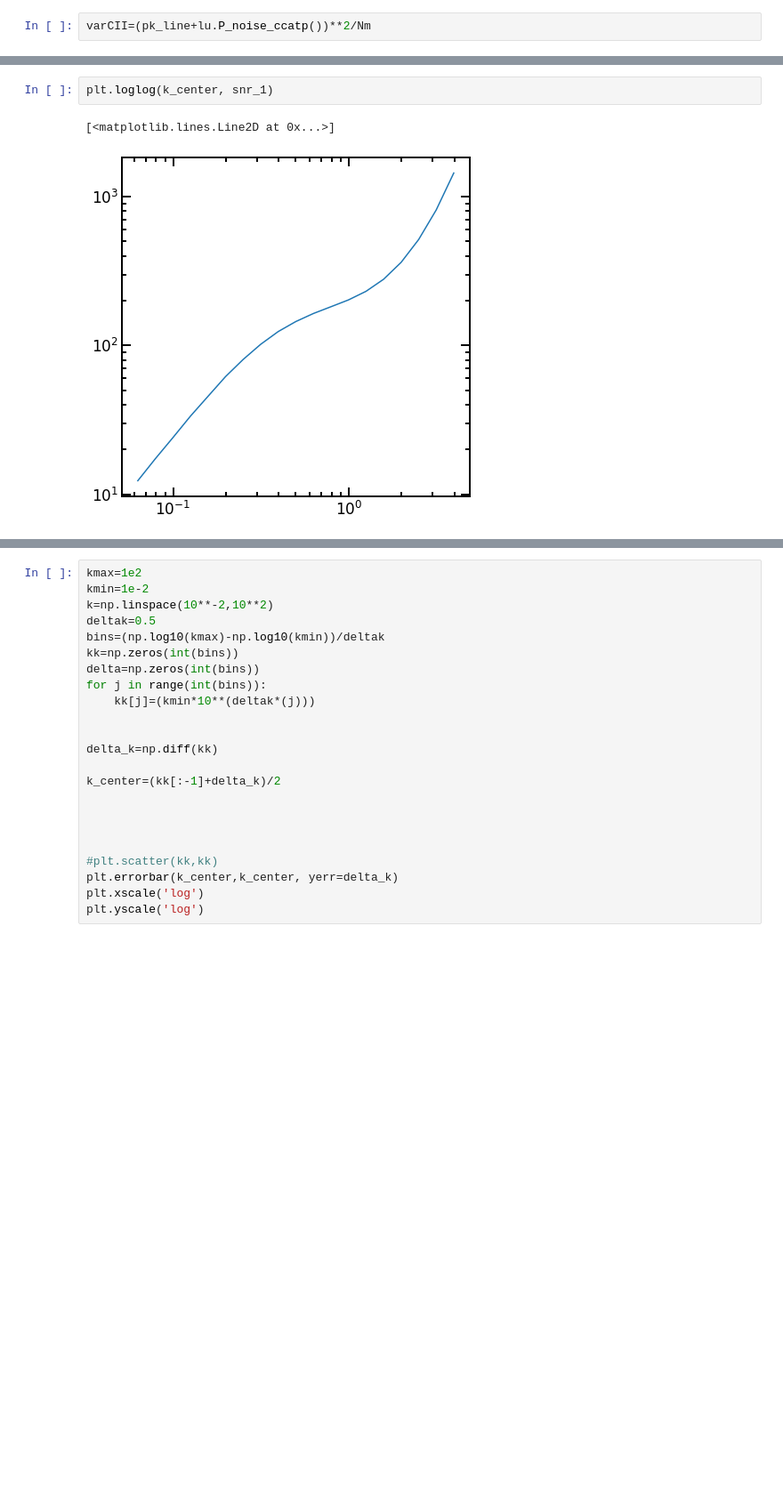
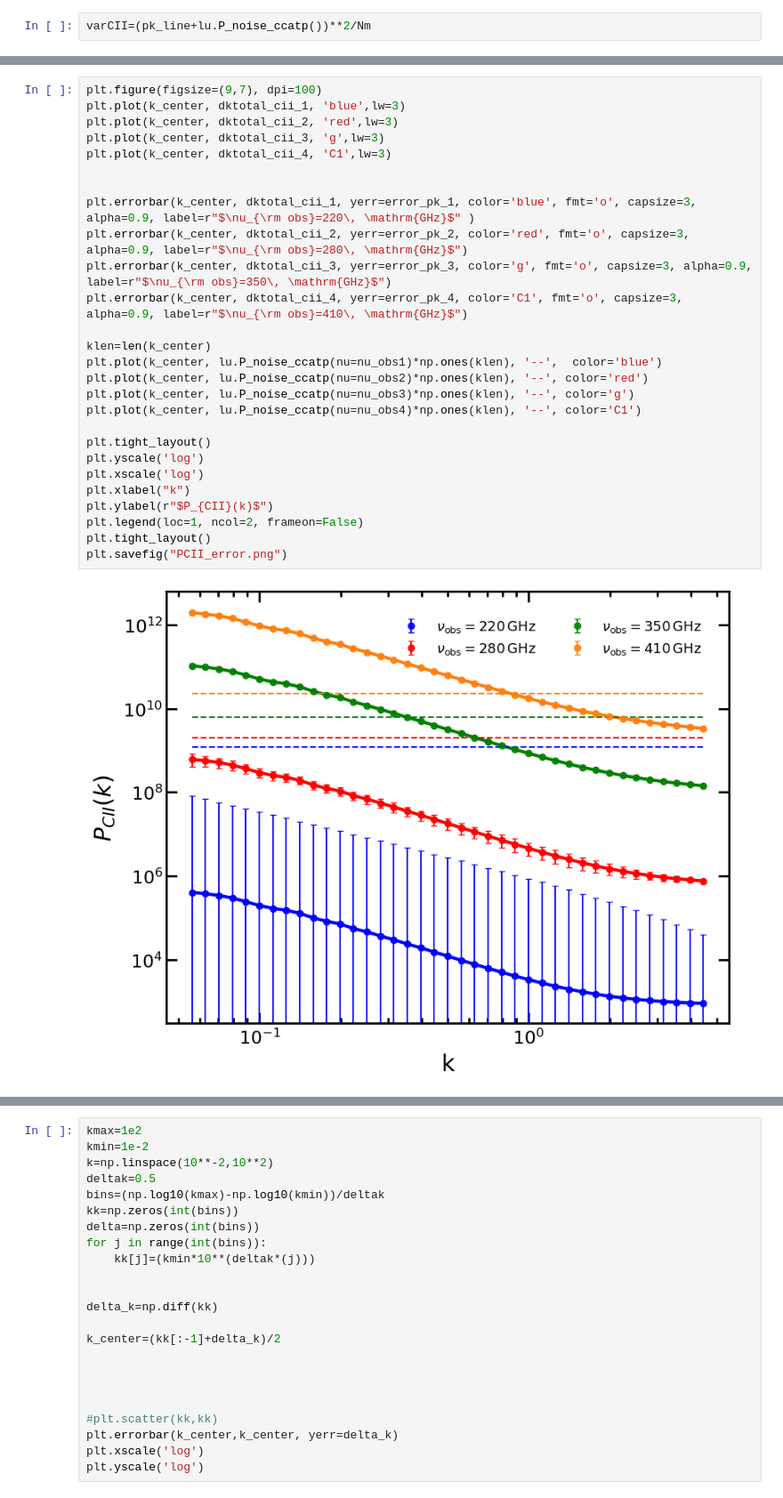
Before and after one commit to Anirbancosmo/Limpy, a Jupyter notebook: notebook/theory.ipynb, the cells around one changed output, grey strips where cells are left out. Shown: that part at 89% size. Drawn from its saved outputs; the diff is of its cells as text; blank space fills up the shorter version.

```diff
--- a/notebook/theory.ipynb
+++ b/notebook/theory.ipynb
@@ -408,5 +452,29 @@ plt.legend(loc=0)
-# %%
-plt.loglog(k_center, snr_1)
-# %% [output]
-[<matplotlib.lines.Line2D at 0x...>]
-[figure, removed]
+# %%
+plt.figure(figsize=(9,7), dpi=100)
+plt.plot(k_center, dktotal_cii_1, 'blue',lw=3)
+plt.plot(k_center, dktotal_cii_2, 'red',lw=3)
+plt.plot(k_center, dktotal_cii_3, 'g',lw=3)
+plt.plot(k_center, dktotal_cii_4, 'C1',lw=3)
+
+
+plt.errorbar(k_center, dktotal_cii_1, yerr=error_pk_1, color='blue', fmt='o', capsize=3, alpha=0.9, label=r"$\nu_{\rm obs}=220\, \mathrm{GHz}$" )
+plt.errorbar(k_center, dktotal_cii_2, yerr=error_pk_2, color='red', fmt='o', capsize=3, alpha=0.9, label=r"$\nu_{\rm obs}=280\, \mathrm{GHz}$")
+plt.errorbar(k_center, dktotal_cii_3, yerr=error_pk_3, color='g', fmt='o', capsize=3, alpha=0.9, label=r"$\nu_{\rm obs}=350\, \mathrm{GHz}$")
+plt.errorbar(k_center, dktotal_cii_4, yerr=error_pk_4, color='C1', fmt='o', capsize=3, alpha=0.9, label=r"$\nu_{\rm obs}=410\, \mathrm{GHz}$")
+
+klen=len(k_center)
+plt.plot(k_center, lu.P_noise_ccatp(nu=nu_obs1)*np.ones(klen), '--',  color='blue')
+plt.plot(k_center, lu.P_noise_ccatp(nu=nu_obs2)*np.ones(klen), '--', color='red')
+plt.plot(k_center, lu.P_noise_ccatp(nu=nu_obs3)*np.ones(klen), '--', color='g')
+plt.plot(k_center, lu.P_noise_ccatp(nu=nu_obs4)*np.ones(klen), '--', color='C1')
+
+plt.tight_layout()
+plt.yscale('log')
+plt.xscale('log')
+plt.xlabel("k")
+plt.ylabel(r"$P_{CII}(k)$")
+plt.legend(loc=1, ncol=2, frameon=False)
+plt.tight_layout()
+plt.savefig("PCII_error.png")
+# %% [output]
+[figure, added]
```
Also changed, not shown: parts of 10 cells of this notebook, 3 other files.
